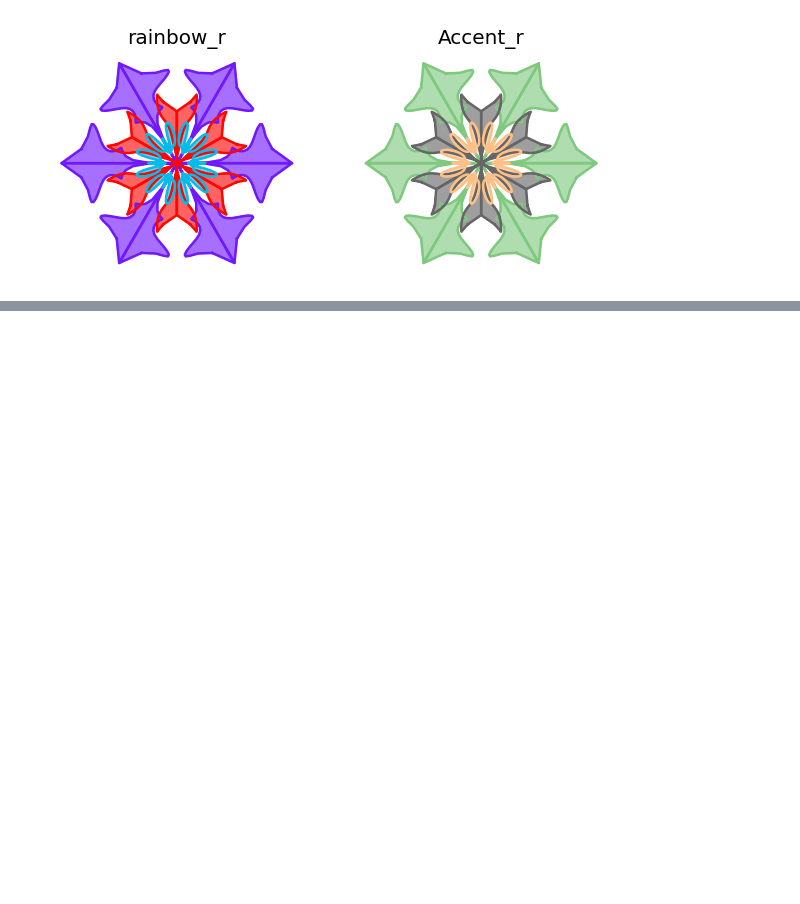
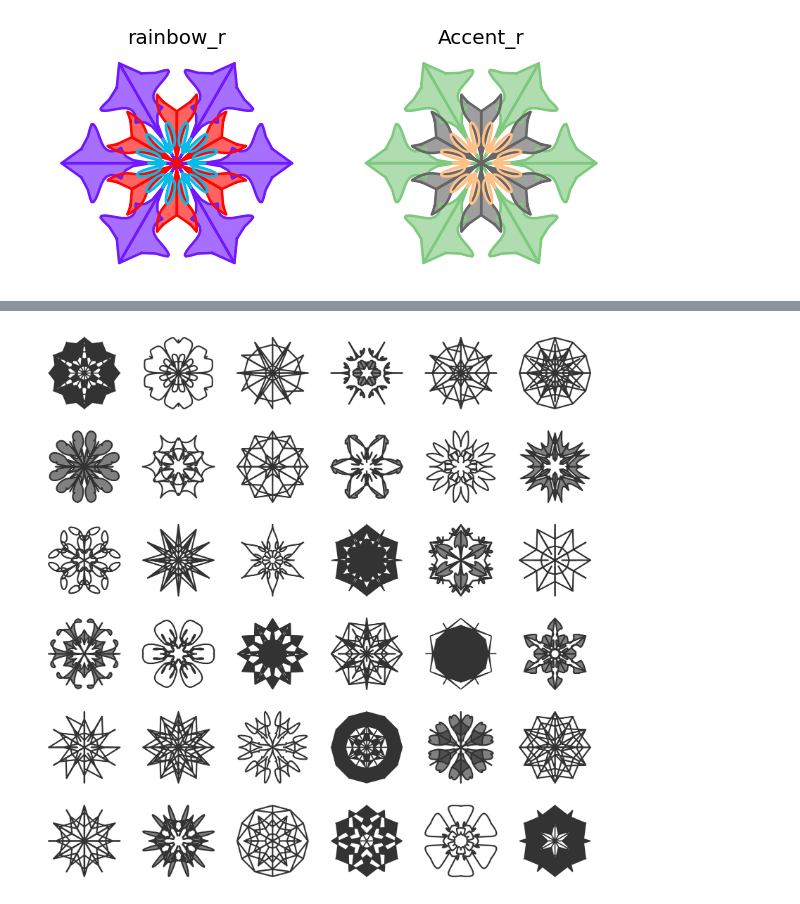
Before and after one commit to pain459/mandalaart, a Jupyter notebook: random_mandala_test.ipynb, the cells around one changed output, grey strips where cells are left out. Saved outputs shown, nothing was run; the diff lists cells and outputs as text; code cells hidden in the pictures; blank space fills up the shorter version.

```diff
--- a/random_mandala_test.ipynb
+++ b/random_mandala_test.ipynb
@@ -231,0 +289,8 @@ plt.close(fig)
+# %%
+# Neat examples
+# A table of random mandalas
+
+random.seed(124)
+fig=random_mandala(n_rows=6, n_columns=6, figsize=(10,10), dpi=240)
+# %% [output]
+[figure, added]
```
Also changed, not shown: parts of 2 cells of this notebook.
